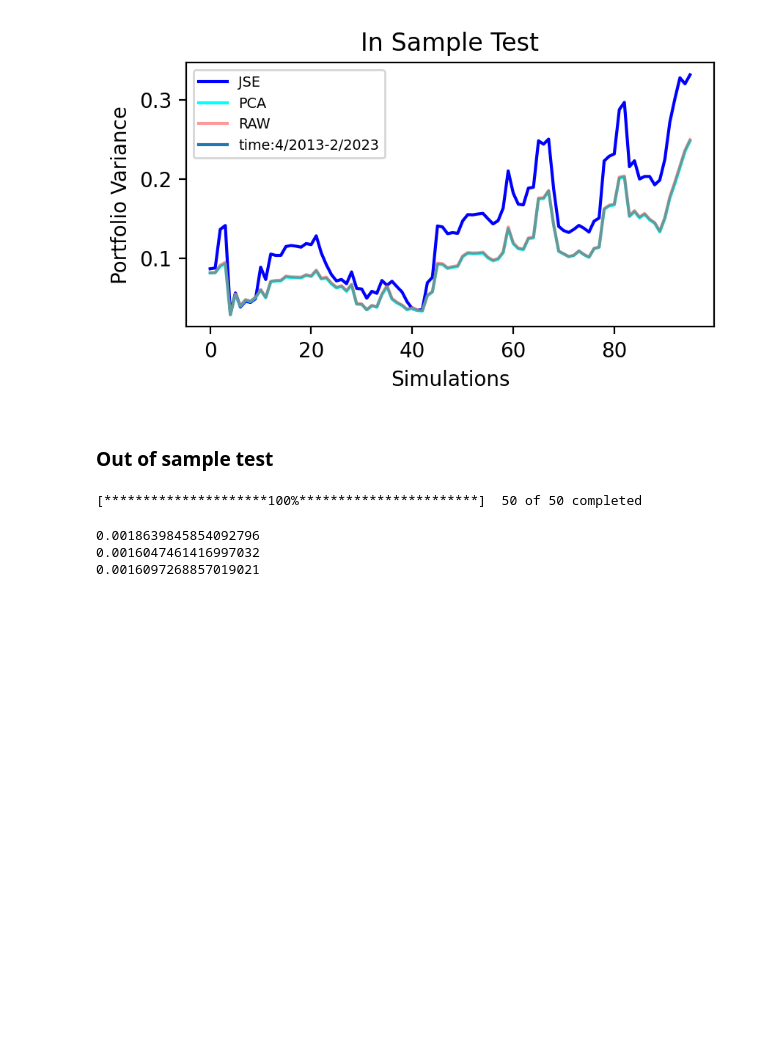
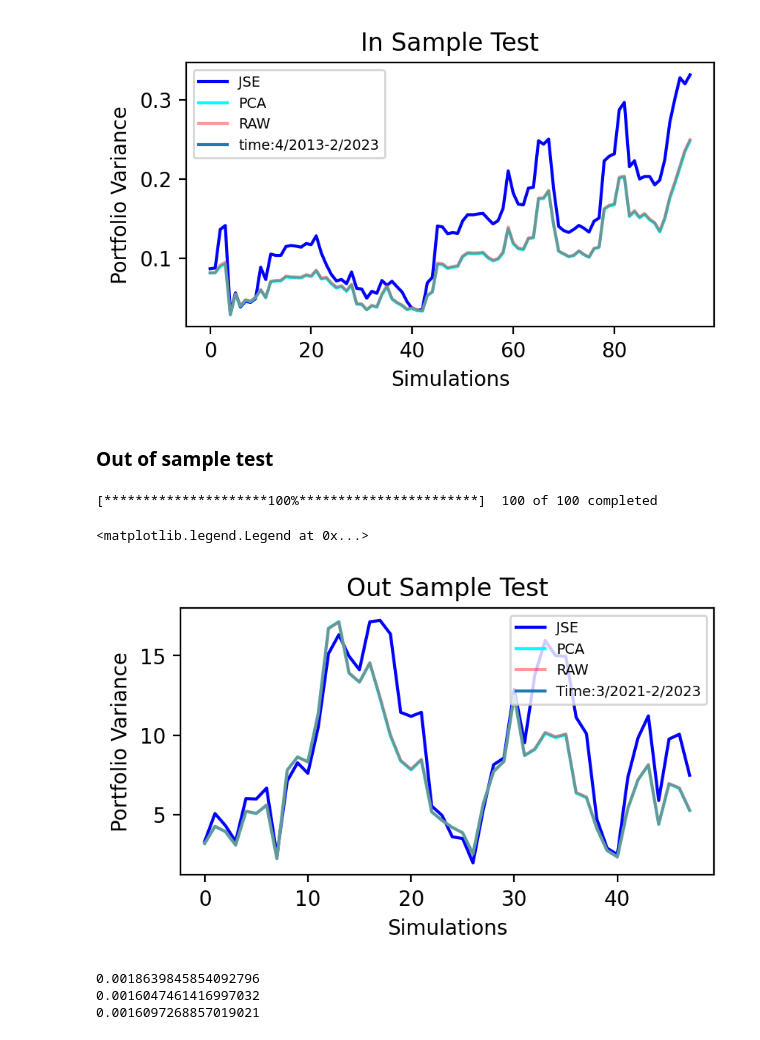
Before and after one commit to simonribas3/HITM_Research, a Jupyter notebook: JSE_IS_OS_BT.ipynb, the cells around one changed output. Drawn from its saved outputs; the diff is of its cells as text; code cells hidden in the pictures; blank space fills up the shorter version.

Commit message:
OS TEST & comments

```diff
--- a/JSE_IS_OS_BT.ipynb
+++ b/JSE_IS_OS_BT.ipynb
@@ -320,7 +351,21 @@ axes_1.legend(loc = 0, fontsize = 'x-small') #upper right: 1, upper left: 2, low
 # %%
-os_varJSE, os_varPCA, os_varRAW = outSampleTest('10y', '1mo', 50, 24)
+os_varJSE, os_varPCA, os_varRAW, os_time = outSampleTest('2y', '1wk', 100,50,6)
 # %% [output]
-[*********************100%***********************]  50 of 50 completed
+[*********************100%***********************]  100 of 100 completed
+# %%
+fig_1 = plt.figure(figsize=(4,2), dpi = 200)
+axes_1 = fig_1.add_axes([0.1,0.1, 0.9, 0.9])
+axes_1.set_xlabel('Simulations')
+axes_1.set_ylabel('Portfolio Variance')
+axes_1.set_title('Out Sample Test')
+axes_1.plot(os_varJSE, label = 'JSE', color = '#0000FF')
+axes_1.plot(os_varPCA, label = 'PCA', color = '#00FFFF')
+axes_1.plot(os_varRAW, label = 'RAW', color = 'red', alpha = 0.4)
+axes_1.plot([], [], '', label = os_time)
+axes_1.legend(loc = 0, fontsize = 'x-small') # upper right: 1, upper left: 2, lower left: 3, lower right: 4 like the four quadrants
+# %% [output]
+<matplotlib.legend.Legend at 0x...>
+[figure, added]
 # %%
 var_list = [os_varJSE, os_varPCA, os_varRAW]
 # %%
```
Also changed, not shown: parts of 12 cells of this notebook.
